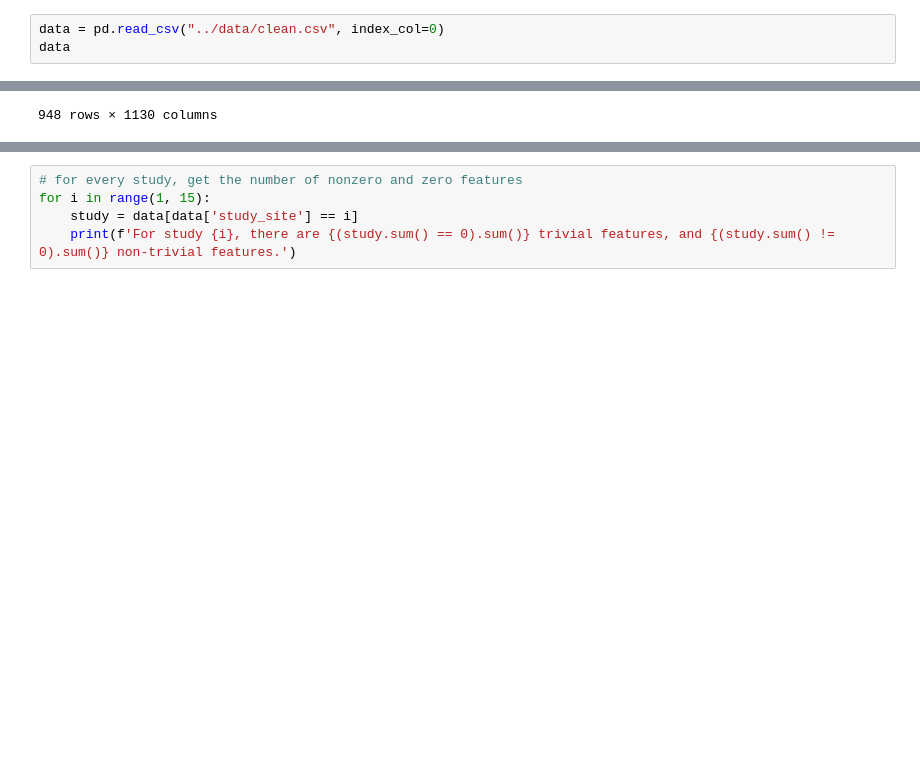
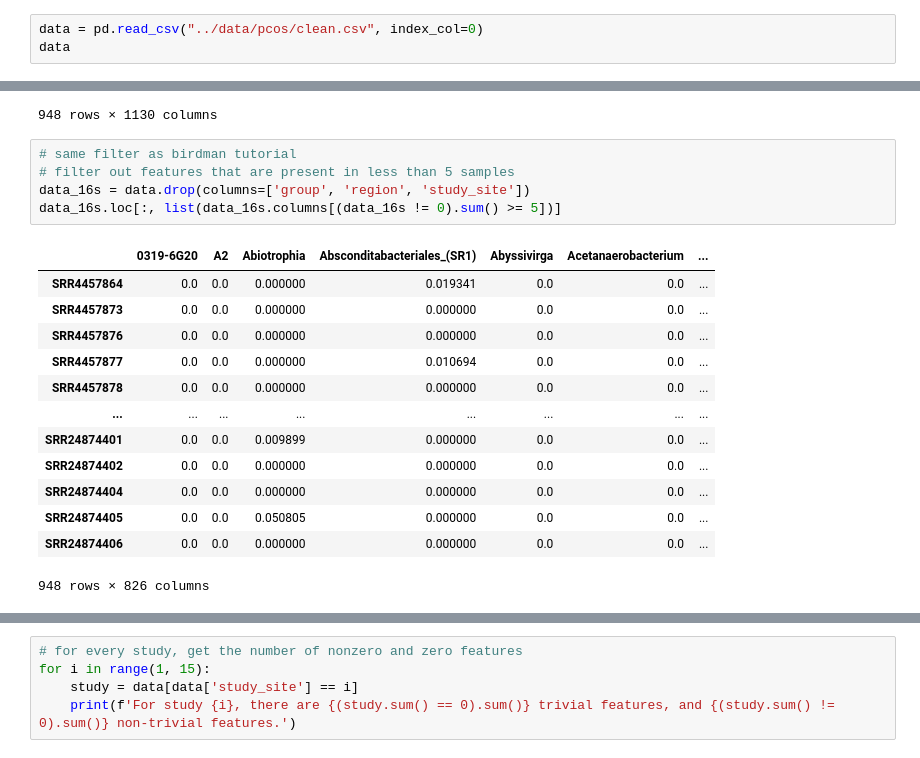
Before and after one commit to nzhang20/Causal-Discovery-on-Gut-Microbial-Data-for-Disease-Risk-Prediction, a Jupyter notebook: notebooks/assess-rare-otu.ipynb, the cells around one changed output, grey strips where cells are left out. Saved outputs shown, nothing was run; the diff lists cells and outputs as text; blank space fills up the shorter version.

Commit message:
check birdman filter

```diff
--- a/notebooks/assess-rare-otu.ipynb
+++ b/notebooks/assess-rare-otu.ipynb
@@ -3,7 +3,7 @@ import pandas as pd
 import numpy as np
 import matplotlib.pyplot as plt
 # %%
-data = pd.read_csv("../data/clean.csv", index_col=0)
+data = pd.read_csv("../data/pcos/clean.csv", index_col=0)
 data
 # %% [output]
 |  | group | region | 01D2Z36 | 0319-6G20 | 0319-7L14 | 27F-1492R | 37-13 | 67-14 | A2 | Abiotrophia | ... |
@@ -19,3 +19,22 @@ data
 | SRR24874405 | 1 | 1 | 0.0 | 0.0 | 0.0 | 0.0 | 0.0 | 0.0 | 0.0 | 0.050805 | ... |
 | SRR24874406 | 1 | 1 | 0.0 | 0.0 | 0.0 | 0.0 | 0.0 | 0.0 | 0.0 | 0.000000 | ... |
 948 rows × 1130 columns
+# %%
+# same filter as birdman tutorial
+# filter out features that are present in less than 5 samples
+data_16s = data.drop(columns=['group', 'region', 'study_site'])
+data_16s.loc[:, list(data_16s.columns[(data_16s != 0).sum() >= 5])]
+# %% [output]
+|  | 0319-6G20 | A2 | Abiotrophia | Absconditabacteriales_(SR1) | Abyssivirga | Acetanaerobacterium | ... |
+| SRR4457864 | 0.0 | 0.0 | 0.000000 | 0.019341 | 0.0 | 0.0 | ... |
+| SRR4457873 | 0.0 | 0.0 | 0.000000 | 0.000000 | 0.0 | 0.0 | ... |
+| SRR4457876 | 0.0 | 0.0 | 0.000000 | 0.000000 | 0.0 | 0.0 | ... |
+| SRR4457877 | 0.0 | 0.0 | 0.000000 | 0.010694 | 0.0 | 0.0 | ... |
+| SRR4457878 | 0.0 | 0.0 | 0.000000 | 0.000000 | 0.0 | 0.0 | ... |
+| ... | ... | ... | ... | ... | ... | ... | ... |
+| SRR24874401 | 0.0 | 0.0 | 0.009899 | 0.000000 | 0.0 | 0.0 | ... |
+| SRR24874402 | 0.0 | 0.0 | 0.000000 | 0.000000 | 0.0 | 0.0 | ... |
+| SRR24874404 | 0.0 | 0.0 | 0.000000 | 0.000000 | 0.0 | 0.0 | ... |
+| SRR24874405 | 0.0 | 0.0 | 0.050805 | 0.000000 | 0.0 | 0.0 | ... |
+| SRR24874406 | 0.0 | 0.0 | 0.000000 | 0.000000 | 0.0 | 0.0 | ... |
+948 rows × 826 columns
```
Also changed, not shown: parts of 1 cell of this notebook, 1 other file.
